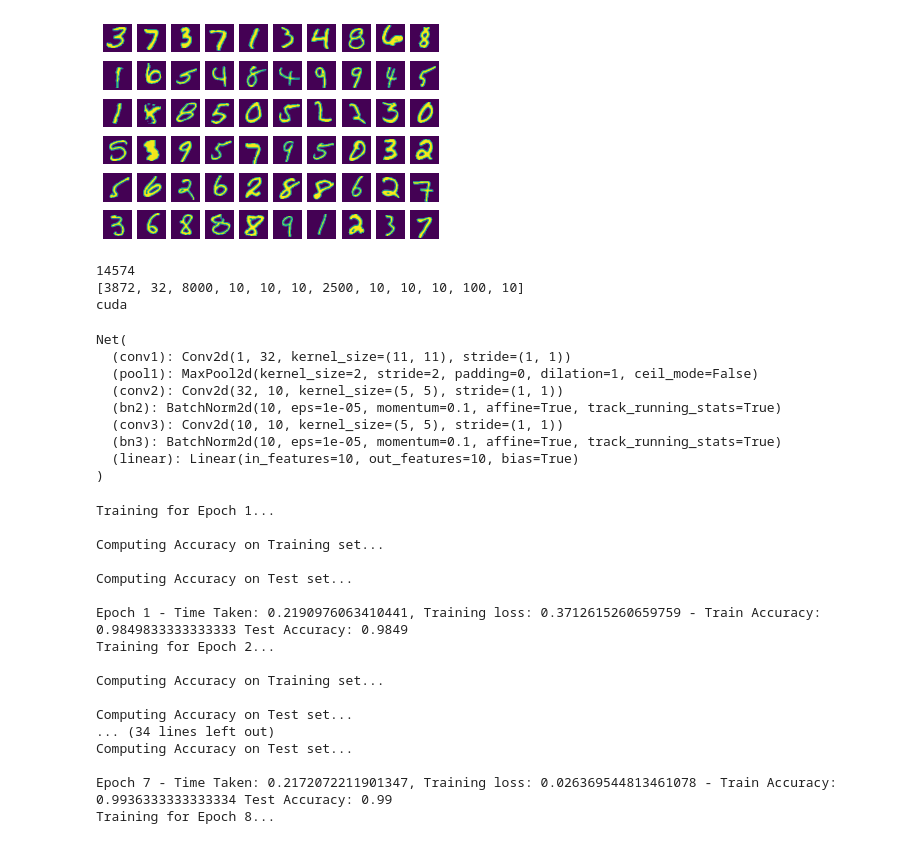
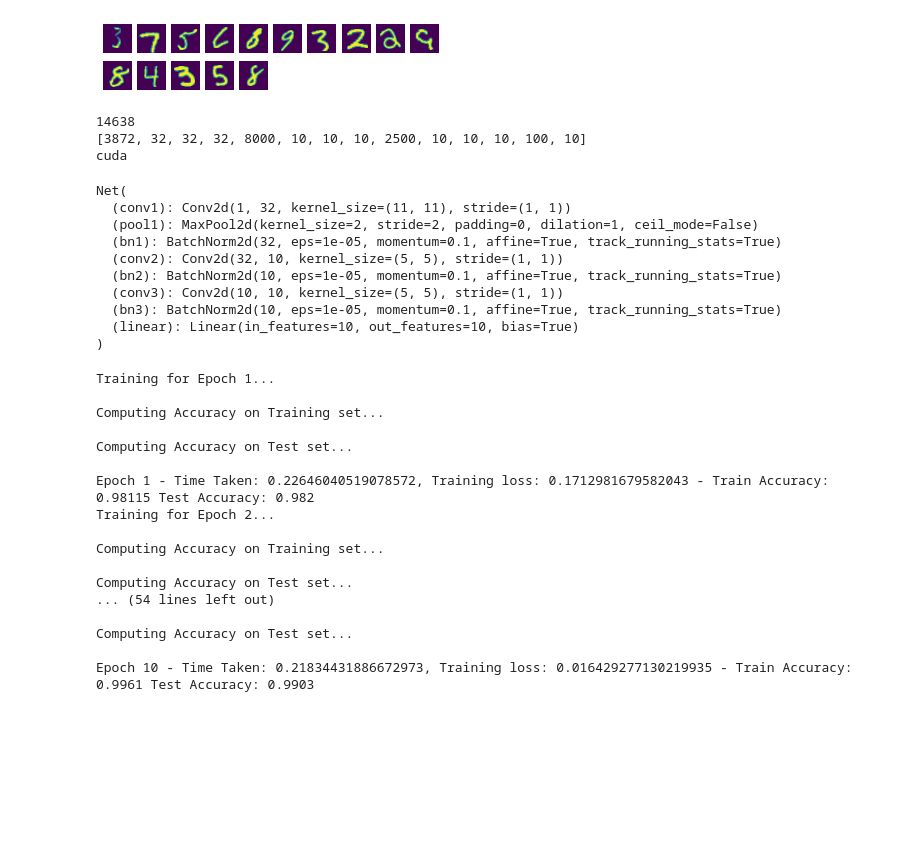
Before and after one commit to nishvit/DNN, a Jupyter notebook: Asgnmnt4_dnn_torch_pt3.ipynb, the cells around one changed output. Drawn from its saved outputs; the diff is of its cells as text; code cells hidden in the pictures; blank space fills up the shorter version.

```diff
--- a/Asgnmnt4_dnn_torch_pt3.ipynb
+++ b/Asgnmnt4_dnn_torch_pt3.ipynb
@@ -61,12 +57,12 @@ plt.imshow(images[63].numpy().squeeze(), cmap='gray_r');
 # %%
 figure = plt.figure()
-num_of_images = 60
+num_of_images = 15
 for index in range (1, num_of_images + 1):
     plt.subplot (6, 10, index)
     plt.axis ('off')
     plt.imshow (images[index].numpy().squeeze())
 # %% [output]
-[figure, old version]
+[figure, new version]
 # %%
 import torch.nn as nn
 import torch.nn.functional as F
@@ -77,17 +73,17 @@ class Net (nn.Module):
 
         self.conv1 = nn.Conv2d (in_channels = 1, out_channels = 32, kernel_size = 11, stride = 1, padding = 0) #18x18x32
         self.pool1 = nn.MaxPool2d (2, 2) # max pool 9x9x32
+        self.bn1=nn.BatchNorm2d (32)
         self.conv2 = nn.Conv2d (in_channels = 32, out_channels = 10, kernel_size = 5, stride = 1, padding = 0) #5x5x10
         self.bn2=nn.BatchNorm2d (10)
-        #self.dropout1=nn.Dropout2d(p=0.1)
+       # self.dropout2=nn.Dropout2d(p=0.1)
         self.conv3 = nn.Conv2d (in_channels = 10, out_channels = 10, kernel_size = 5, stride = 1, padding = 0) #1x1x10
         self.bn3=nn.BatchNorm2d (10)
-        #self.pool2 = nn.MaxPool2d (2, 2) # max pool 1x1x10
         self.linear = nn.Linear (in_features = 10, out_features = 10) #array of 10 variables
 
     def forward (self, x):
         x = F.relu(self.conv1 (x))
-        x = self.pool1(x)
+        x = F.relu(self.bn1(self.pool1(x)))
         x = F.relu(self.bn2(self.conv2 (x)))
         x = F.relu(self.bn3((self.conv3 (x))))
         x = x.reshape (-1, 10 * 1 * 1)
@@ -106,12 +102,13 @@ device = torch.device("cuda" if torch.cuda.is_available() else "cpu")
 print (device)
 net.to (device)
 # %% [output]
-14574
-[3872, 32, 8000, 10, 10, 10, 2500, 10, 10, 10, 100, 10]
+14638
+[3872, 32, 32, 32, 8000, 10, 10, 10, 2500, 10, 10, 10, 100, 10]
 cuda
 Net(
   (conv1): Conv2d(1, 32, kernel_size=(11, 11), stride=(1, 1))
   (pool1): MaxPool2d(kernel_size=2, stride=2, padding=0, dilation=1, ceil_mode=False)
+  (bn1): BatchNorm2d(32, eps=1e-05, momentum=0.1, affine=True, track_running_stats=True)
   (conv2): Conv2d(32, 10, kernel_size=(5, 5), stride=(1, 1))
   (bn2): BatchNorm2d(10, eps=1e-05, momentum=0.1, affine=True, track_running_stats=True)
   (conv3): Conv2d(10, 10, kernel_size=(5, 5), stride=(1, 1))
@@ -124,7 +121,7 @@ import torch.optim as optim
 from tqdm import notebook
 
 criterion = nn.CrossEntropyLoss()
-optimizer = optim.Adam(net.parameters(), lr = 0.003)
+optimizer = optim.Adam(net.parameters(), lr = 0.03)
 epochs = 10
 
 tqdm_e = notebook.tqdm ([i + 1 for i in range (epochs)], total = epochs)
@@ -196,17 +193,17 @@ Computing Accuracy on Training set...
 
 Computing Accuracy on Test set...
 
-Epoch 1 - Time Taken: 0.2190976063410441, Training loss: 0.3712615260659759 - Train Accuracy: 0.9849833333333333 Test Accuracy: 0.9849
+Epoch 1 - Time Taken: 0.22646040519078572, Training loss: 0.1712981679582043 - Train Accuracy: 0.98115 Test Accuracy: 0.982
 Training for Epoch 2...
 
 Computing Accuracy on Training set...
 
 Computing Accuracy on Test set...
-... (34 lines left out)
+... (54 lines left out)
+
 Computing Accuracy on Test set...
 
-Epoch 7 - Time Taken: 0.2172072211901347, Training loss: 0.026369544813461078 - Train Accuracy: 0.9936333333333334 Test Accuracy: 0.99
-Training for Epoch 8...
+Epoch 10 - Time Taken: 0.21834431886672973, Training loss: 0.016429277130219935 - Train Accuracy: 0.9961 Test Accuracy: 0.9903
 # %%
 def view_classify(img, ps):
     ''' Function for viewing an image and it's predicted classes.
```
Also changed, not shown: parts of 4 cells of this notebook.
